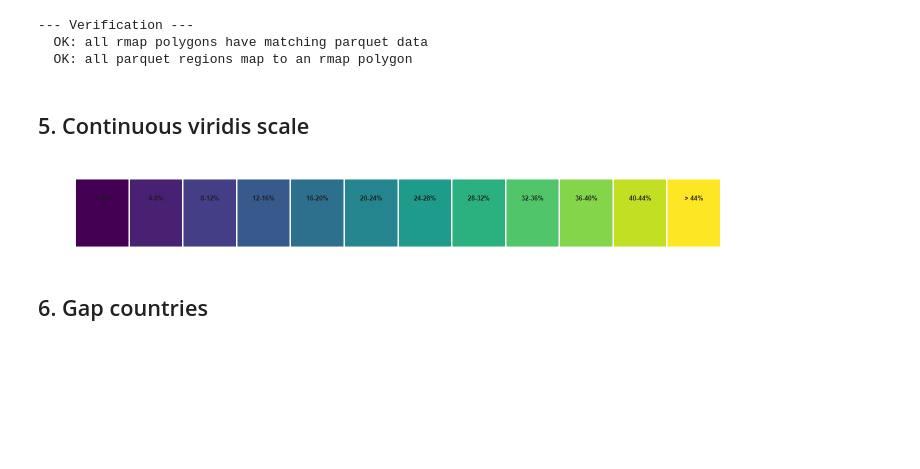
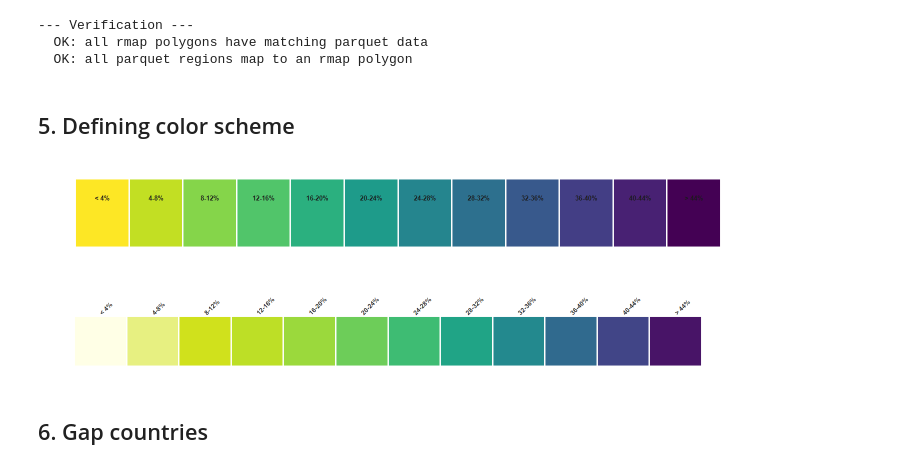
Before and after one commit to Amalsarfraz/Global_Potential_Potable_Reuse, a Jupyter notebook: notebooks/figure2_yearly_maps_individual.ipynb, the cells around one changed output. Cells and saved outputs as stored; diff of their text form; code cells hidden in the pictures; blank space fills up the shorter version.

```diff
--- a/notebooks/figure2_yearly_maps_individual.ipynb
+++ b/notebooks/figure2_yearly_maps_individual.ipynb
@@ -178,7 +178,7 @@ cat("\n")
   OK: all rmap polygons have matching parquet data
   OK: all parquet regions map to an rmap polygon
 # %% [markdown]
-## 5. Continuous viridis scale
+## 5. Defining color scheme
 # %%
 
 VIRIDIS_OPTION <- "D"
@@ -193,7 +193,7 @@ bin_labels <- c("< 4%",   "4-8%",   "8-12%",  "12-16%",
 
 multi_palette <- viridisLite::viridis(n = length(bin_labels),
                                       option    = VIRIDIS_OPTION,
-                                      direction = 1)
+                                      direction = -1)
 names(multi_palette) <- bin_labels
 
 bin_values <- function(x) {
@@ -203,34 +203,89 @@ bin_values <- function(x) {
 
 
 fill_scale_binned <- function(legend_title) {
   ggplot2::scale_fill_manual(
     values   = multi_palette,
     drop     = FALSE,
     na.value = "grey88",
     name     = legend_title,
     guide    = ggplot2::guide_legend(
                  title.position = "top",
                  title.hjust    = 0.5,
                  keywidth       = grid::unit(0.5, "cm"),
                  keyheight      = grid::unit(0.5, "cm"),
                  ncol           = 1)
   )
 }
 
 options(repr.plot.width = 12, repr.plot.height = 1.5)
 swatch_df <- data.frame(x   = seq_along(multi_palette),
                         bin = factor(bin_labels, levels = bin_labels))
 ggplot(swatch_df, aes(x = x, y = 1, fill = bin)) +
   geom_tile(color = "white", linewidth = 0.6) +
   geom_text(aes(label = bin_labels), size = 2.6, fontface = "bold",
             color = "grey10", vjust = -2.4) +
   scale_fill_manual(values = multi_palette) +
   scale_y_continuous(expand = c(0, 0)) +
   coord_cartesian(clip = "off") +
   theme_void() +
   theme(legend.position = "none", plot.margin = margin(20, 6, 6, 6))
 # %% [output]
-[figure, old version]
+[figure, new version]
+# %%
+VIRIDIS_OPTION <- "D"
+SCALE_LIMITS   <- c(0, 55)
+
+bin_breaks <- c(-Inf, 4, 8, 12, 16, 20, 24, 28, 32, 36, 40, 44, Inf)
+bin_labels <- c("< 4%","4-8%","8-12%","12-16%","16-20%","20-24%",
+                "24-28%","28-32%","32-36%","36-40%","40-44%","> 44%")
+n_bins <- length(bin_labels)
+
+n_light      <- 2          # leading bins held very light
+light_anchor <- "#FFFFE6"  # near-white cream for the lowest bin
+vir_end      <- 0.93       # <1 delays pure yellow ("start yellow later")
+vir_begin    <- 0.05       # drop the near-black extreme of option D
+gamma_top    <- 1.6        # >1 spreads the dark/high-value bins apart
+
+n_color <- n_bins - n_light
+
+ref <- viridisLite::viridis(256, option = VIRIDIS_OPTION, direction = -1,
+                            begin = vir_begin, end = vir_end)
+
+
+pos  <- seq(0, 1, length.out = n_color)^gamma_top
+core <- ref[round(1 + pos * 255)]
+
+light_ramp <- grDevices::colorRampPalette(c(light_anchor, core[1]))(n_light + 1)[seq_len(n_light)]
+
+multi_palette        <- c(light_ramp, core)
+names(multi_palette) <- bin_labels
+
+bin_values <- function(x) cut(x, breaks = bin_breaks, labels = bin_labels,
+                              include.lowest = TRUE, right = FALSE)
+
+fill_scale_binned <- function(legend_title) {
+  ggplot2::scale_fill_manual(
+    values = multi_palette, drop = FALSE, na.value = "grey88",
+    name = legend_title,
+    guide = ggplot2::guide_legend(title.position = "top", title.hjust = 0.5,
+              keywidth = grid::unit(0.5, "cm"),
+              keyheight = grid::unit(0.5, "cm"), ncol = 1))
+}
+
+options(repr.plot.width = 12, repr.plot.height = 1.8)
+swatch_df <- data.frame(x = seq_along(multi_palette),
+                        bin = factor(bin_labels, levels = bin_labels))
+ggplot(swatch_df, aes(x, 1, fill = bin)) +
+  geom_tile(color = "white", linewidth = 0.6) +
+  geom_text(aes(label = bin_labels), size = 2.6, fontface = "bold",
+            color = "grey15", angle = 45, hjust = 0, nudge_y = 0.55) +
+  scale_fill_manual(values = multi_palette) +
+  scale_y_continuous(expand = c(0, 0), limits = c(0.4, 2)) +
+  coord_cartesian(clip = "off") +
+  theme_void() +
+  theme(legend.position = "none", plot.margin = margin(28, 30, 6, 6))
+# %% [output]
+[figure, added]
 # %% [markdown]
 ## 6. Gap countries
 # %%
```
Also changed, not shown: 1 other file.
